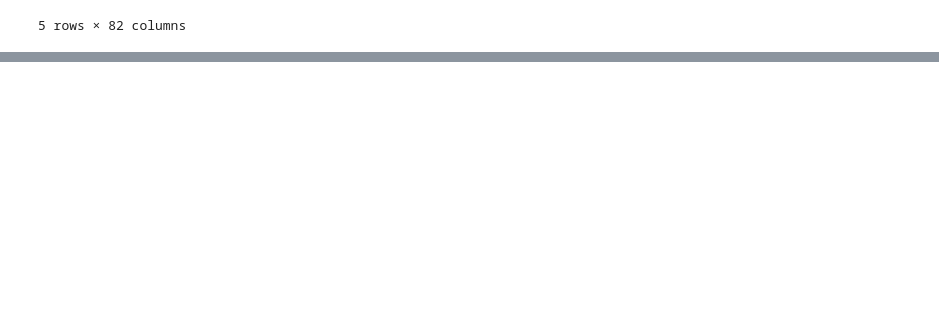
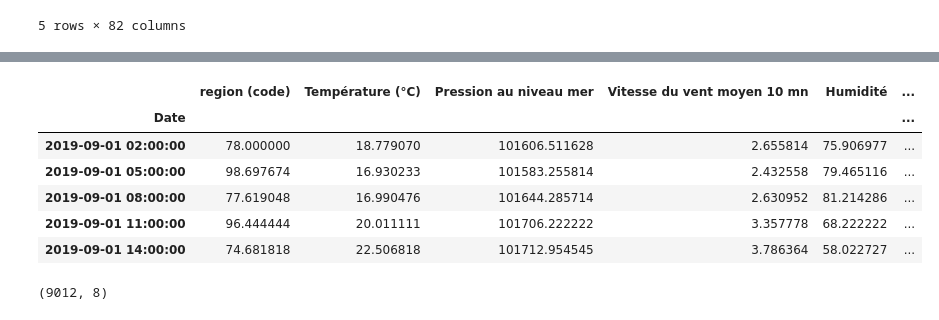
Before and after one commit to JAndretti/Projet-Time-Series-E5, a Jupyter notebook: main.ipynb, the cells around one changed output, grey strips where cells are left out. Saved outputs shown, nothing was run; the diff lists cells and outputs as text; code cells hidden in the pictures; blank space fills up the shorter version.

```diff
--- a/main.ipynb
+++ b/main.ipynb
@@ -23,0 +66,16 @@ df.head()
+# %%
+df_Date = df_Date.groupby(by=['Date']).mean()
+df_Date = df_Date.drop('region (code)')
+df_Date.head()
+# %% [output]
+|  | region (code) | Température (°C) | Pression au niveau mer | Vitesse du vent moyen 10 mn | Humidité | ... |
+| Date |  |  |  |  |  | ... |
+| 2019-09-01 02:00:00 | 78.000000 | 18.779070 | 101606.511628 | 2.655814 | 75.906977 | ... |
+| 2019-09-01 05:00:00 | 98.697674 | 16.930233 | 101583.255814 | 2.432558 | 79.465116 | ... |
+| 2019-09-01 08:00:00 | 77.619048 | 16.990476 | 101644.285714 | 2.630952 | 81.214286 | ... |
+| 2019-09-01 11:00:00 | 96.444444 | 20.011111 | 101706.222222 | 3.357778 | 68.222222 | ... |
+| 2019-09-01 14:00:00 | 74.681818 | 22.506818 | 101712.954545 | 3.786364 | 58.022727 | ... |
+# %%
+df_Date.shape
+# %% [output]
+(9012, 8)
```
Also changed, not shown: parts of 14 cells of this notebook.
